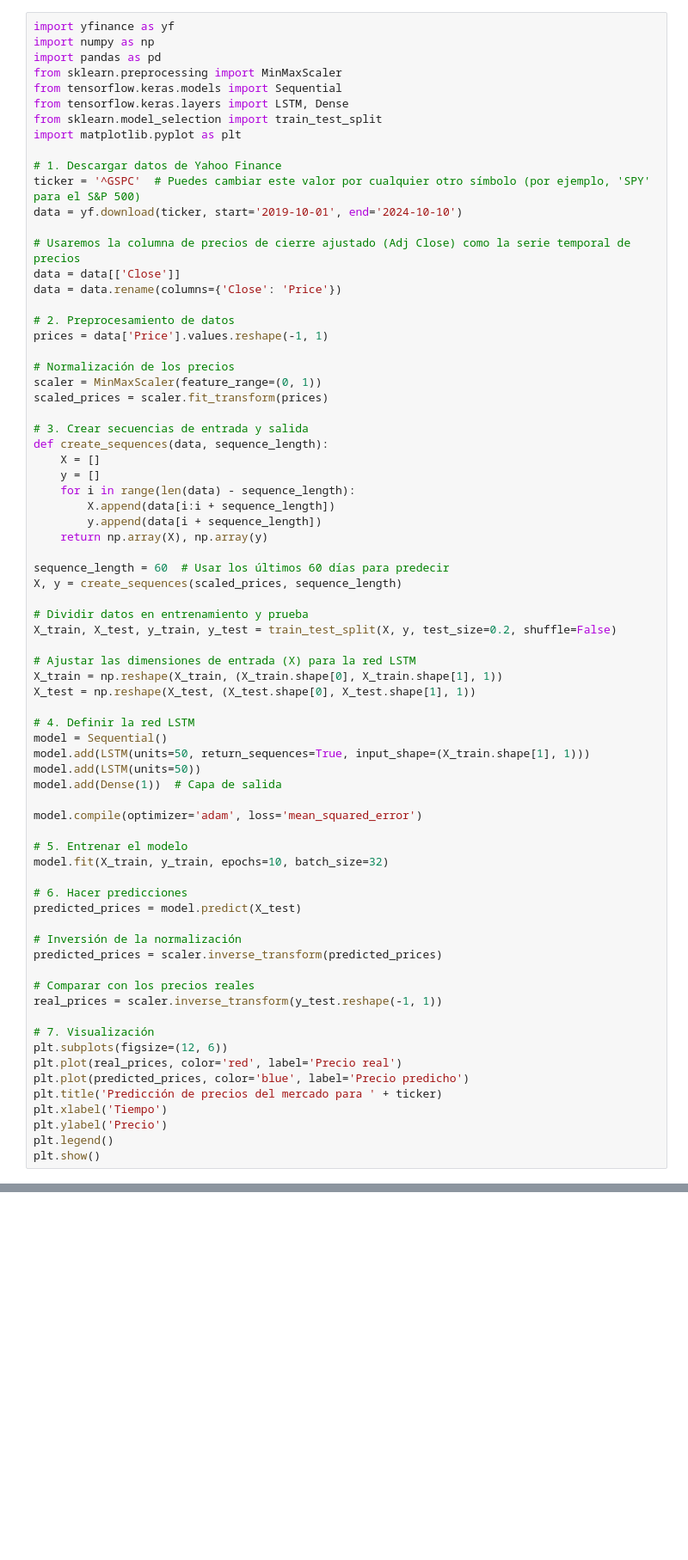
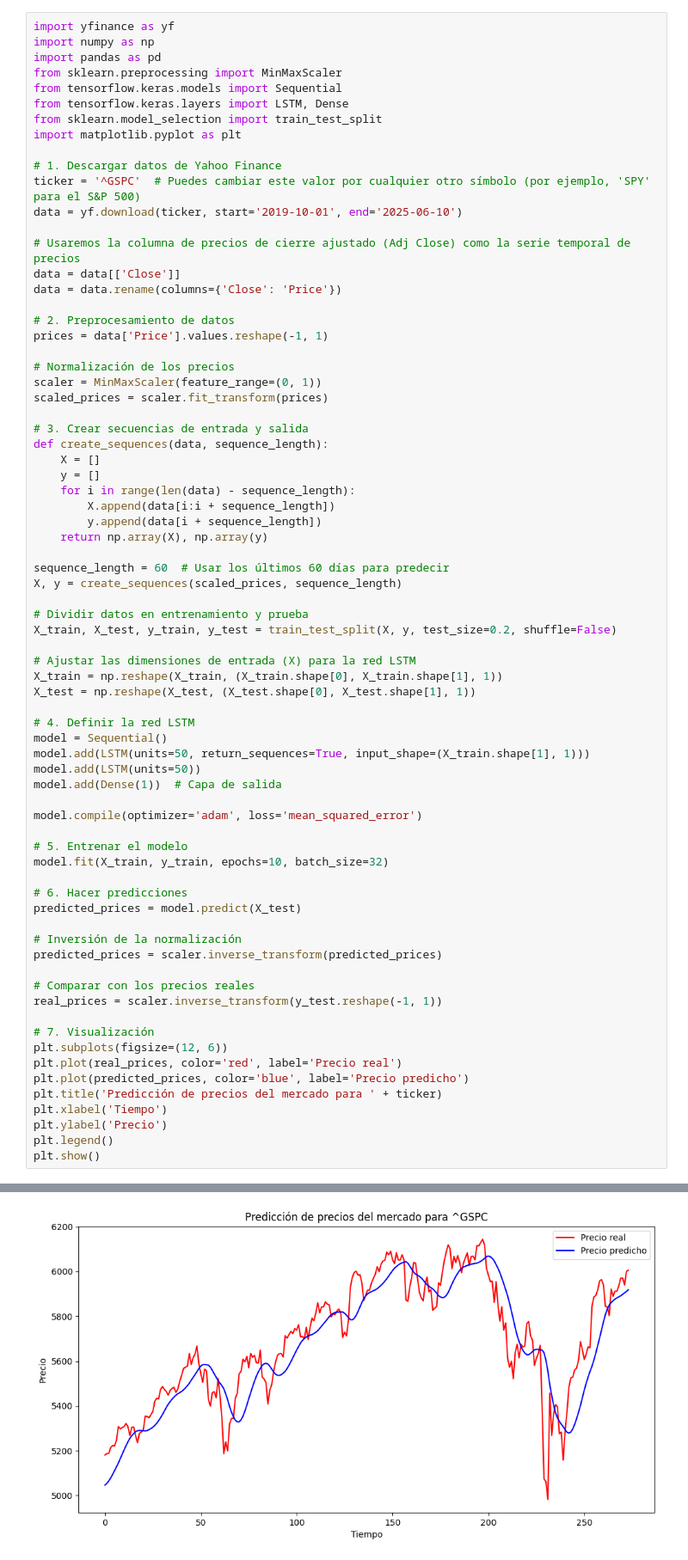
Before and after one commit to mrella/finance_colab, a Jupyter notebook: markov_hidden_lstm_regimen_mercado.ipynb, the cells around one changed output, grey strips where cells are left out. Shown at 86% size. Cells and saved outputs as stored; diff of their text form; blank space fills up the shorter version.

```diff
--- a/markov_hidden_lstm_regimen_mercado.ipynb
+++ b/markov_hidden_lstm_regimen_mercado.ipynb
@@ -154,7 +154,7 @@ import matplotlib.pyplot as plt
 
 # 1. Descargar datos de Yahoo Finance
 ticker = '^GSPC'  # Puedes cambiar este valor por cualquier otro símbolo (por ejemplo, 'SPY' para el S&P 500)
-data = yf.download(ticker, start='2019-10-01', end='2024-10-10')
+data = yf.download(ticker, start='2019-10-01', end='2025-06-10')
 
 # Usaremos la columna de precios de cierre ajustado (Adj Close) como la serie temporal de precios
 data = data[['Close']]
@@ -215,3 +215,4 @@ plt.xlabel('Tiempo')
 plt.ylabel('Precio')
 plt.legend()
 plt.show()
+# %% [output]
@@ -218,3 +242,4 @@ plt.show()
+[figure, added]
 # %%
 import yfinance as yf
 import numpy as np
```
Also changed, not shown: parts of 4 cells of this notebook.
